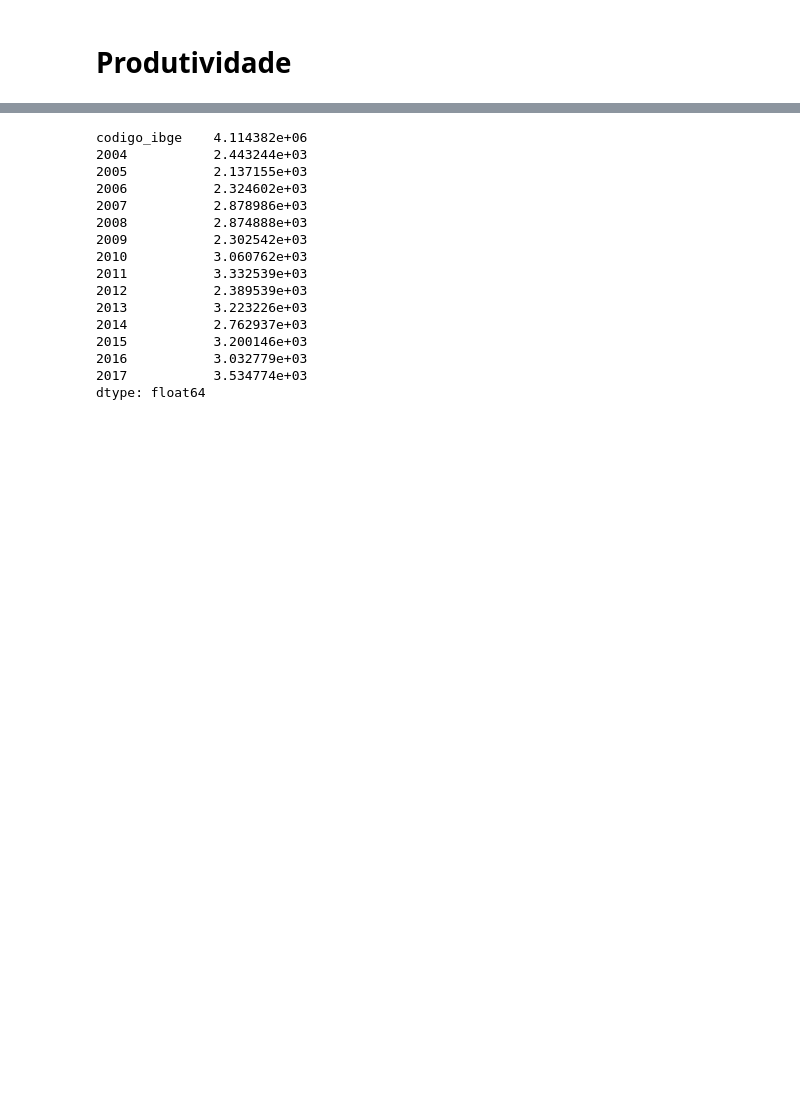
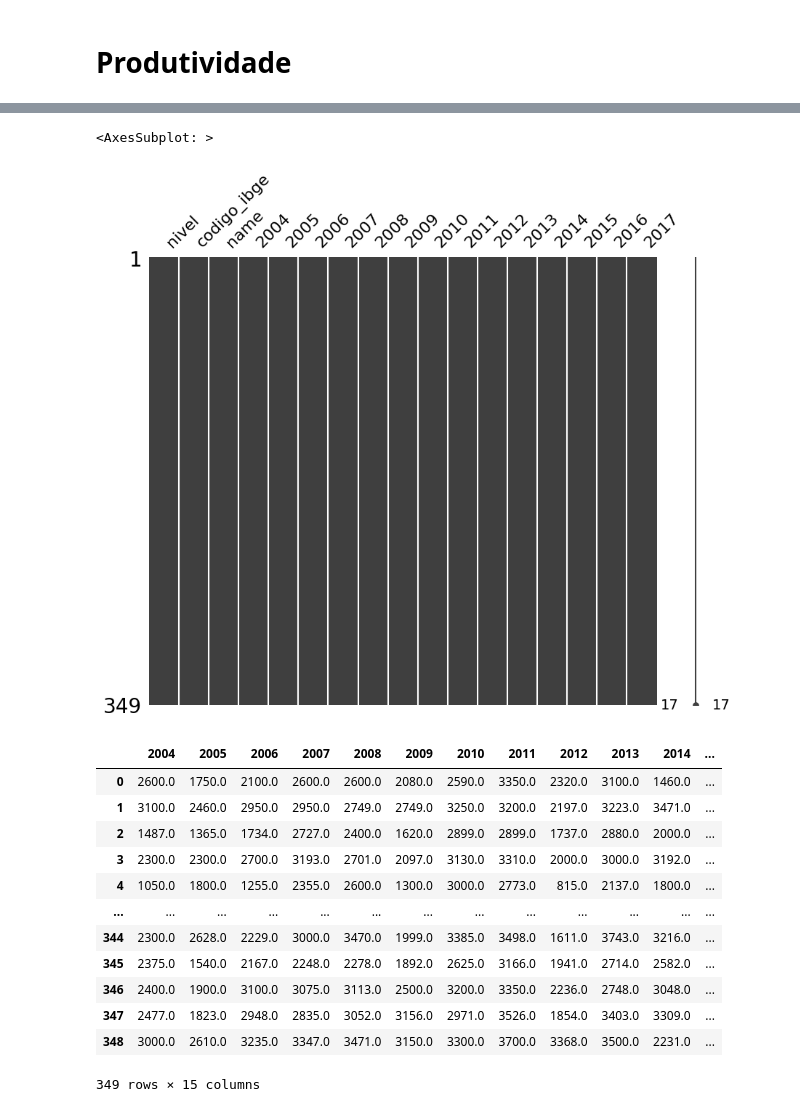
Before and after one commit to luvi0/SoLia, a Jupyter notebook: Produtividade.ipynb, the cells around one changed output, grey strips where cells are left out. Drawn from its saved outputs; the diff is of its cells as text; code cells hidden in the pictures; blank space fills up the shorter version.

```diff
--- a/Produtividade.ipynb
+++ b/Produtividade.ipynb
@@ -26,3 +47,8 @@ dados_pro.describe()
 | 50% | 4.114203e+06 | 2500.000000 | 2199.000000 | 2400.000000 | 2900.000000 | 2900.000000 | 2342.000000 | 3099.000000 | 3350.000000 | 2479.000000 | 3298.000000 | ... |
 | 75% | 4.121604e+06 | 2750.000000 | 2500.000000 | 2699.000000 | 3075.000000 | 3100.000000 | 2700.000000 | 3200.000000 | 3486.000000 | 2820.000000 | 3455.000000 | ... |
 | max | 4.128708e+06 | 3600.000000 | 3400.000000 | 3470.000000 | 6988.000000 | 4300.000000 | 3471.000000 | 3741.000000 | 3800.000000 | 3572.000000 | 4000.000000 | ... |
+# %%
+msno.matrix(dados_pro,figsize=(10,8))
+# %% [output]
+<AxesSubplot: >
+[figure, added]
@@ -29,19 +57,17 @@ dados_pro.describe()
 # %%
-dados_pro.mean() # fazeer a média por linhas
+dados_pro_01['Target_Produtividade']= dados_pro_01.mean(axis=1,) # fazer a média por linhas
+dados_pro_01
 # %% [output]
+|  | 2004 | 2005 | 2006 | 2007 | 2008 | 2009 | 2010 | 2011 | 2012 | 2013 | 2014 | ... |
+| 0 | 2600.0 | 1750.0 | 2100.0 | 2600.0 | 2600.0 | 2080.0 | 2590.0 | 3350.0 | 2320.0 | 3100.0 | 1460.0 | ... |
+| 1 | 3100.0 | 2460.0 | 2950.0 | 2950.0 | 2749.0 | 2749.0 | 3250.0 | 3200.0 | 2197.0 | 3223.0 | 3471.0 | ... |
+| 2 | 1487.0 | 1365.0 | 1734.0 | 2727.0 | 2400.0 | 1620.0 | 2899.0 | 2899.0 | 1737.0 | 2880.0 | 2000.0 | ... |
+| 3 | 2300.0 | 2300.0 | 2700.0 | 3193.0 | 2701.0 | 2097.0 | 3130.0 | 3310.0 | 2000.0 | 3000.0 | 3192.0 | ... |
+| 4 | 1050.0 | 1800.0 | 1255.0 | 2355.0 | 2600.0 | 1300.0 | 3000.0 | 2773.0 | 815.0 | 2137.0 | 1800.0 | ... |
+| ... | ... | ... | ... | ... | ... | ... | ... | ... | ... | ... | ... | ... |
+| 344 | 2300.0 | 2628.0 | 2229.0 | 3000.0 | 3470.0 | 1999.0 | 3385.0 | 3498.0 | 1611.0 | 3743.0 | 3216.0 | ... |
+| 345 | 2375.0 | 1540.0 | 2167.0 | 2248.0 | 2278.0 | 1892.0 | 2625.0 | 3166.0 | 1941.0 | 2714.0 | 2582.0 | ... |
+| 346 | 2400.0 | 1900.0 | 3100.0 | 3075.0 | 3113.0 | 2500.0 | 3200.0 | 3350.0 | 2236.0 | 2748.0 | 3048.0 | ... |
+| 347 | 2477.0 | 1823.0 | 2948.0 | 2835.0 | 3052.0 | 3156.0 | 2971.0 | 3526.0 | 1854.0 | 3403.0 | 3309.0 | ... |
+| 348 | 3000.0 | 2610.0 | 3235.0 | 3347.0 | 3471.0 | 3150.0 | 3300.0 | 3700.0 | 3368.0 | 3500.0 | 2231.0 | ... |
-codigo_ibge    4.114382e+06
-2004           2.443244e+03
-2005           2.137155e+03
-2006           2.324602e+03
-2007           2.878986e+03
-2008           2.874888e+03
-2009           2.302542e+03
-2010           3.060762e+03
-2011           3.332539e+03
-2012           2.389539e+03
-2013           3.223226e+03
-2014           2.762937e+03
-2015           3.200146e+03
-2016           3.032779e+03
-2017           3.534774e+03
-dtype: float64
+349 rows × 15 columns
```
Also changed, not shown: parts of 14 cells of this notebook, 2 other files.
